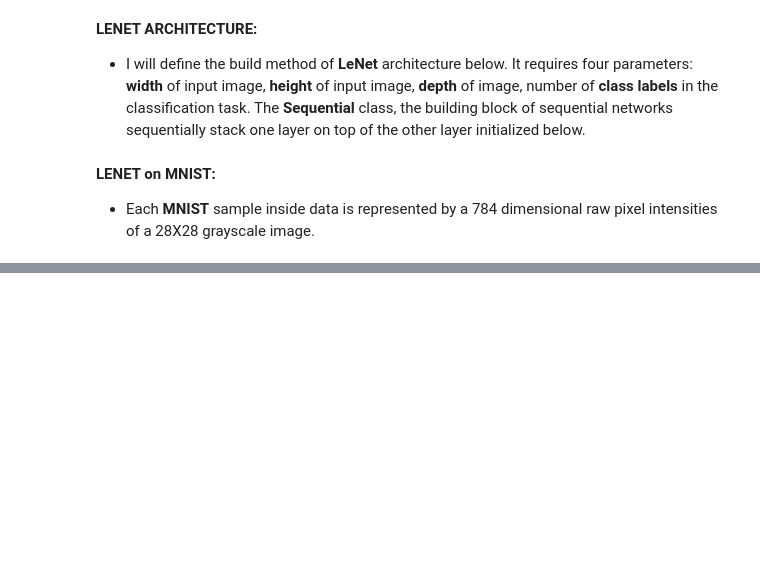
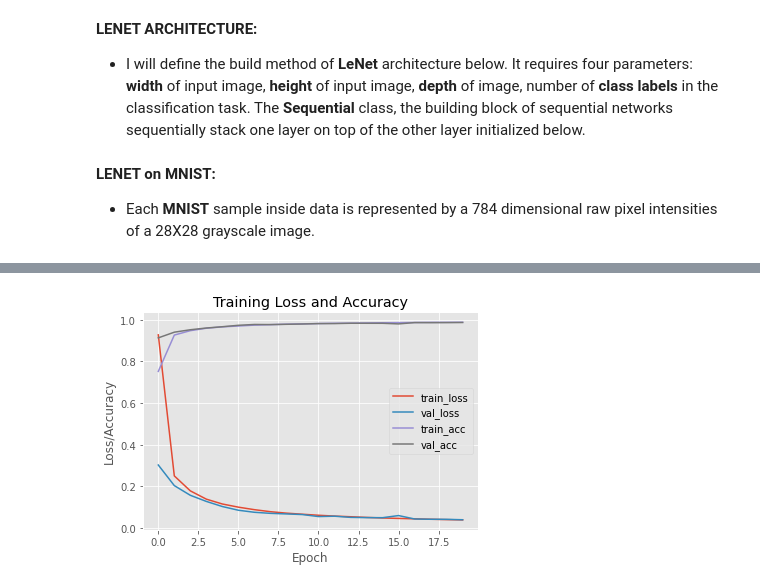
Before and after one commit to ThinamXx/ComputerVision, a Jupyter notebook: 05. LeNet Architecture/LeNet.ipynb, the cells around one changed output, grey strips where cells are left out. Saved outputs shown, nothing was run; the diff lists cells and outputs as text; code cells hidden in the pictures; blank space fills up the shorter version.

```diff
--- a/05. LeNet Architecture/LeNet.ipynb
+++ b/05. LeNet Architecture/LeNet.ipynb
@@ -60,0 +58,25 @@ dataset = datasets.fetch_openml("mnist_784")                  # Loading the Data
+# %%
+#@ GETTING THE DATASET:
+((trainData, trainLabels), (testData, testLabels)) = mnist.load_data()   # Loading the Dataset.
+if K.image_data_format() == "channels_first":
+    trainData = trainData.reshape((trainData.shape[0], 1, 28, 28))       # Reshaping the Dataset.
+    testData = testData.reshape((testData.shape[0], 1, 28, 28))          # Reshaping the Dataset.
+else:
+    trainData = trainData.reshape((trainData.shape[0], 28, 28, 1))       # Reshaping the Dataset.
+    testData = testData.reshape((testData.shape[0], 28, 28, 1))          # Reshaping the Dataset.
+# %%
+#@ PROCESSING THE DATASET:
+trainData = trainData.astype('float32') / 255.0                # Normalizing the Data.
+testData = testData.astype('float32') / 255.0                  # Normalizing the Data.
+lb = LabelBinarizer()                                          # Initializing LabelBinarizer.
+trainLabels = lb.fit_transform(trainLabels)                    # Converting Labels into Vectors.
+testLabels = lb.transform(testLabels)                          # Converting Labels into Vectors.
+# %%
+#@ INITIALIZING OPTIMIZER AND MODEL:
+opt = SGD(0.01)                                                   # Initializing SGD Optimizer.
+model = LeNet.build(width=28, height=28, depth=1, classes=10)     # Initializing LeNet Architecture.
+model.compile(loss="categorical_crossentropy",optimizer=opt,
+              metrics=["accuracy"])                               # Compiling LeNet Model.
+H = model.fit(trainData, trainLabels,
+              validation_data=(testData, testLabels),
+              batch_size=128, epochs=20, verbose=1)               # Training LeNet Model.
@@ -60,0 +126,15 @@ dataset = datasets.fetch_openml("mnist_784")                  # Loading the Data
+# %%
+#@ INSPECTING TRAINING LOSS AND ACCURACY:
+plt.style.use("ggplot")
+plt.figure()
+plt.plot(np.arange(0, 20), H.history["loss"], label="train_loss")
+plt.plot(np.arange(0, 20), H.history["val_loss"], label="val_loss")
+plt.plot(np.arange(0, 20), H.history["accuracy"], label="train_acc")
+plt.plot(np.arange(0, 20), H.history["val_accuracy"], label="val_acc")
+plt.title("Training Loss and Accuracy")
+plt.xlabel("Epoch")
+plt.ylabel("Loss/Accuracy")
+plt.legend()
+plt.show();
+# %% [output]
+[figure, added]
```
Also changed, not shown: parts of 5 cells of this notebook.
